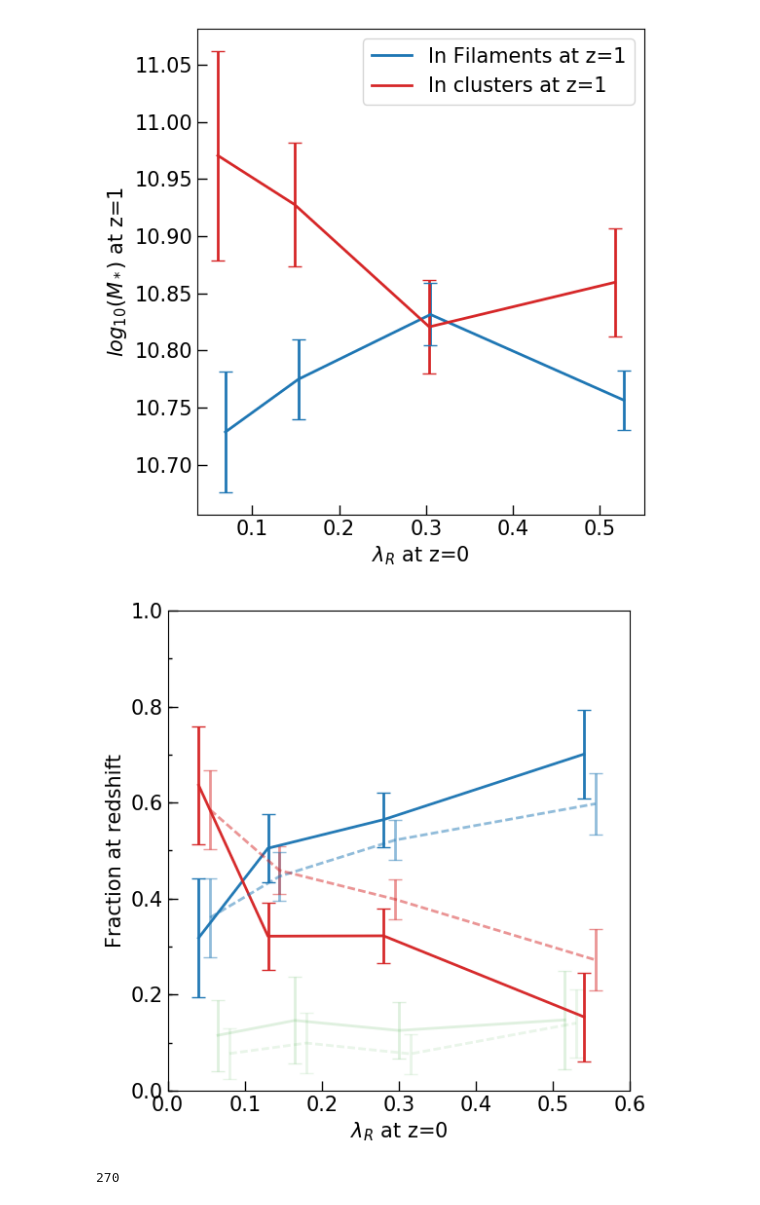
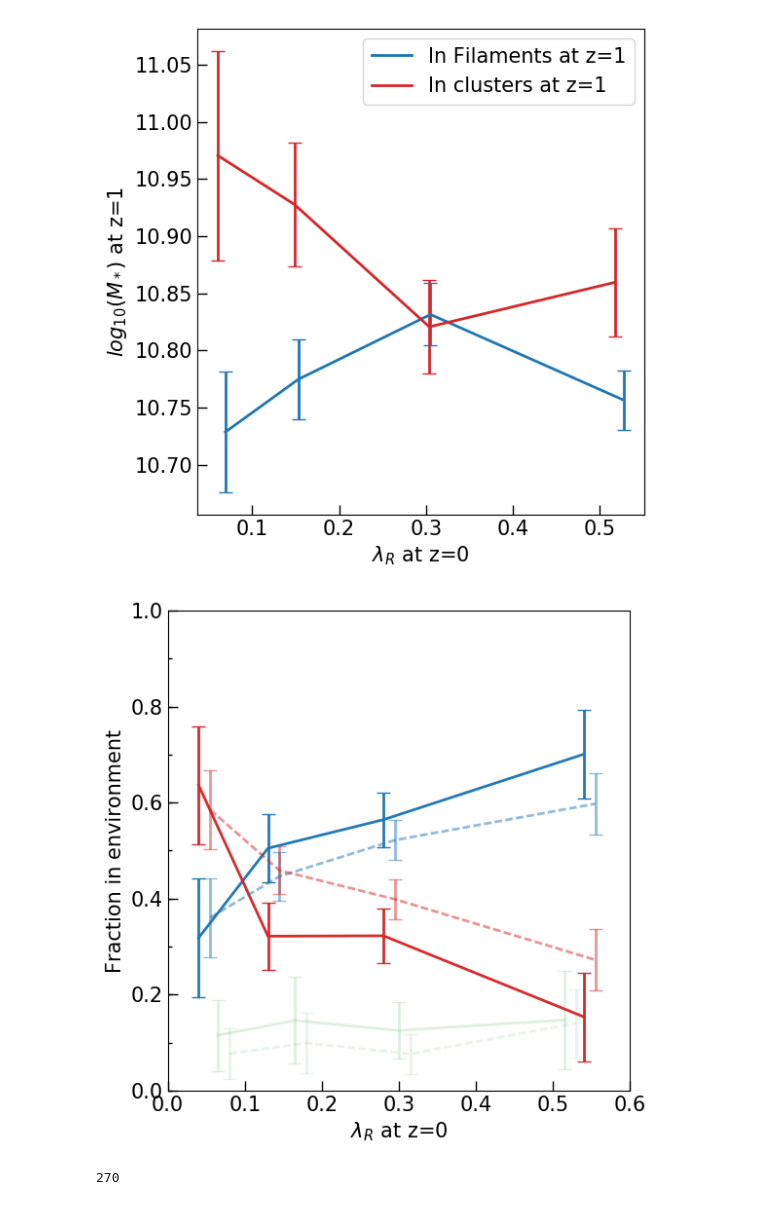
Before and after one commit to zpenoyre/illustris, a Jupyter notebook: web/code/data_analysis.ipynb, the cells around one changed output. Drawn from its saved outputs; the diff is of its cells as text; code cells hidden in the pictures.

```diff
--- a/web/code/data_analysis.ipynb
+++ b/web/code/data_analysis.ipynb
@@ -197,11 +252,12 @@ ax6.legend(handles,labels,loc="upper right"); ax6.set_xlabel('Disk ${M_* }/{ M_\
 # %%
-bin_lambda=[]; theta_bins =[[0,0.15,0.5,0.7],[0,0.15,0.5,0.7],[0,0.15,0.5,0.7],[0,0.15,0.5,0.7]]
-fig = plt.figure(figsize=(2, 2)); gs=gridspec.GridSpec(1, 1); ax5=plt.subplot(gs[0,0]);
-for i in [0,1]:
-    bin_lambda.append(bf.bin_data(galData[i][ maskMass(i,5) & maskEllips(i) & (webData[i][:,17]==0)][:,17], abs(webData[i][maskMass(i,5) & maskEllips(i) & (webData[i][:,17]==0) ][:,15]),theta_bins[i],1))
+bin_lambda=[]; theta_bins =[[0,0.15,0.3,0.5,0.7],[0,0.3,0.4,0.7],[0,0.15,0.3,0.5,0.7],[0,0.15,0.3,0.5,0.7]]
+fig = plt.figure(figsize=(6, 6)); gs=gridspec.GridSpec(1, 1); ax5=plt.subplot(gs[0,0]);
+for i in [0]:
+    bin_lambda.append(bf.bin_data(galData[i][ maskMass(i,5) & maskEllips(i) & maskWeb(i,0)][:,17], abs(webData[i][maskMass(i,5) & maskEllips(i) & maskWeb(i,0) ][:,15]),theta_bins[i],1))
     ax5.errorbar(bin_lambda[i][:,0], (bin_lambda[i][:,1]), yerr=bin_lambda[i][:,3], fmt='-', label='z='+str(redshift[i]), capsize=5)
+    print(bin_lambda[i][:,5])
 
 handles, labels = ax5.get_legend_handles_labels(); handles = [h[0] for h in handles];
 ax5.legend(handles,labels,loc="upper right"); ax5.set_xlabel(r'Ellip. $\lambda$'); ax5.set_ylabel('median cos($\Theta$)');ax5.set_xscale('linear');ax5.axhline(0.5, color='grey', alpha=0.3, linestyle='--');
-ax5.set_xlim([0,0.7]);ax5.set_ylim([0.2,0.7]);
+ax5.set_xlim([0,0.7]);ax5.set_ylim([0,1]);
 # %% [output]
@@ -215,8 +272,7 @@ for i in range (135,84,-1):
     # 14:Kappa, 15:Flatness, 16:Ellip, 17:Lambda, 18:BHMass 19:BMMassDot 20:StarFormationRate (MDot) 21:N(sub_z=0) 22:N(sub_z_next) 23:N(sub_z_previous)
     allgalData.append(np.genfromtxt('../../Data/GalaxyData/GalaxyData_Snap.'+str(i)+'.txt'))
 
-allgalData_ellip = []
+allgalData_ellip = []; allgalData_disk = [];
 for i in range(0,51):
-    allgalData_ellip.append(
-        allgalData[i][allgalData[i][:,14]<0.5]
-    )
+    allgalData_ellip.append(allgalData[i][allgalData[i][:,14]<0.5]);
+    allgalData_disk.append(allgalData[i][allgalData[i][:,14]>0.5]);
@@ -249,11 +279,9 @@ def web_evolution(z_begin, z_end, ellipticals = 1):
 # %%
-output = web_evolution(3,0)
+output = tf.web_evolution(allgalData_ellip, webData_ellip,3,0)
 no_mov =( (output[:,0] == 1) & (output[:,1] == 1)).sum() + ( (output[:,0] == 0) & (output[:,1] == 0)).sum() +( (output[:,0] == -1) & (output[:,1] == -1)).sum()
-fil_to_clus = ( (output[:,0] == 0) & (output[:,1] == 1)).sum()
-clus_to_fil = ( (output[:,0] == 1) & (output[:,1] == 0)).sum()
-clus_to_none = ( (output[:,0] == 1) & (output[:,1] == -1)).sum()
-fil_to_none = ( (output[:,0] == 0) & (output[:,1] == -1)).sum()
-none_to_fil = ( (output[:,0] == -1) & (output[:,1] == 0)).sum()
-none_to_clus = ( (output[:,0] == -1) & (output[:,1] == 1)).sum()
-print(no_mov, fil_to_clus, clus_to_fil, clus_to_none, fil_to_none, none_to_fil, none_to_clus)
+fil_to_clus = ( (output[:,0] == 0) & (output[:,1] == 1)).sum(); clus_to_fil = ( (output[:,0] == 1) & (output[:,1] == 0)).sum();
+clus_to_none = ( (output[:,0] == 1) & (output[:,1] == -1)).sum(); fil_to_none = ( (output[:,0] == 0) & (output[:,1] == -1)).sum();
+none_to_fil = ( (output[:,0] == -1) & (output[:,1] == 0)).sum(); none_to_clus = ( (output[:,0] == -1) & (output[:,1] == 1)).sum();
+print('no_mov', no_mov, 'fil_to_clus', fil_to_clus, 'clus_to_fil', clus_to_fil, 'clus_to_none', clus_to_none,
+      'fil_to_none', fil_to_none, 'none_to_fil', none_to_fil, 'none_to_clus', none_to_clus);
 # %% [output]
@@ -261,6 +289,6 @@ print(no_mov, fil_to_clus, clus_to_fil, clus_to_none, fil_to_none, none_to_fil,
 # %%
 # lambda vs mass for locations in web at z=1
-output = web_evolution(3,0); clean_output = output[~np.isnan(output[:,2])].astype('int64'); lambda_output = galData_ellip[0][clean_output[:,2]]
+output = tf.web_evolution(allgalData_ellip, webData_ellip,3,0); clean_output = output[~np.isnan(output[:,2])].astype('int64');
 bins1 = [0,.1,0.2,.4,.7];bins2 = [0,.1,0.2,.4,.7];
 
 cluster_at_z1 = output[(output[:,0]==1) & (~np.isnan(output[:,2]))].astype('int64'); fil_at_z1 = output[(output[:,0]==0) & (~np.isnan(output[:,2]))].astype('int64');
@@ -280,28 +308,28 @@ plt.tight_layout();
 # %% [output]
 [figure]
 # %%
-# lambda vs mass for locations in web at z=1
+# lambda vs mass for locations in web at z=1 for ellipticals
 fig = plt.figure(figsize=(6, 6));gs=gridspec.GridSpec(1, 1);
 ax1 = plt.subplot(gs[0,0], facecolor='white');
 bins1 = np.array([0,0.08,.18,.38,.7]); bins2 = np.array([0,0.08,.18,.38,.7]);bins3 = np.array([0,0.13,0.2,.4,.63]); offset = 0.01
 for i in [3,2]:
     offset = +-(0.015*(i-3)); fmt = ['-','--']
-    output = web_evolution(i,0); clean_output = output[~np.isnan(output[:,2])].astype('int64'); lambda_output = galData_ellip[0][clean_output[:,2]];
+    output = tf.web_evolution(allgalData_ellip, webData_ellip,i,0); clean_output = output[~np.isnan(output[:,2])].astype('int64'); lambda_output = galData_ellip[0][clean_output[:,2]];
     clust_frac = bf.bin_frac(clean_output[:,0], lambda_output[:,17], bins1+offset, 1); fil_frac= bf.bin_frac(clean_output[:,0], lambda_output[:,17], bins2+offset, 0); void_frac  = bf.bin_frac(clean_output[:,0], lambda_output[:,17], bins3+offset, -1)
 
     ax1.errorbar(fil_frac[:,0],fil_frac[:,1], yerr=fil_frac[:,2], fmt=fmt[i-3], label='Filaments', capsize=5,color='C0', alpha=(i-1)*0.49)
     ax1.errorbar(clust_frac[:,0],clust_frac[:,1], yerr=clust_frac[:,2], fmt=fmt[i-3], label='Clusters', capsize=5,color='C3',alpha=(i-1)*0.49)
     ax1.errorbar(void_frac[:,0],void_frac[:,1], yerr=void_frac[:,2], fmt=fmt[i-3], label='Voids', capsize=5,color='C2', alpha=0.05*i)
 
 minor_ticks_y = np.arange(0, 1, 0.1); ax1.set_yticks(minor_ticks_y, minor=True); ax1.yaxis.set_tick_params(which='minor',width=1, length=3, direction='in');
 ax1.xaxis.set_tick_params(width=1, length=7, direction='in');ax1.yaxis.set_tick_params(width=1, length=7, direction='in');
-ax1.set_ylabel('Fraction at redshift'); ax1.set_xlabel(r'$\lambda_R$ at z=0'); ax1.set_xlim([0,0.6]);ax1.set_ylim([0,1]);
-# ax1.text(0.5,0.7, 'Filaments',fontsize=15, fontweight='bold', ha='right', color='C0'); ax1.text(0.5,0.38, 'Clusters',fontsize=15, fontweight='bold', ha='right', color='C3'); ax1.text(0.5,0.05, 'Voids',fontsize=15, fontweight='bold', ha='right', color='C2', alpha=0.3);
+ax1.set_ylabel('Fraction in environment'); ax1.set_xlabel(r'$\lambda_R$ at z=0'); ax1.set_xlim([0,0.6]);ax1.set_ylim([0,1]);
+#ax1.text(0.5,0.7, 'Filaments',fontsize=15, fontweight='bold', ha='right', color='C0'); ax1.text(0.5,0.38, 'Clusters',fontsize=15, fontweight='bold', ha='right', color='C3'); ax1.text(0.5,0.05, 'Voids',fontsize=15, fontweight='bold', ha='right', color='C2', alpha=0.3);
 #ax1.text(0.55,0.92, r'$\emdash$ z=1.0',fontsize=15, fontweight='bold', ha='right'); ax1.text(0.55,0.85, r'$\endash\endash$ z=0.5',fontsize=15, fontweight='bold', ha='right'); fig.savefig('../../Plots/Fraction_at_redshift_vs_lambdaz0.pdf', format='pdf')
 
 plt.tight_layout();
 # %% [output]
-[figure, old version]
+[figure, new version]
 # %%
 # %% [output]
 270
```
Also changed, not shown: parts of 14 cells of this notebook, 4 other files.
